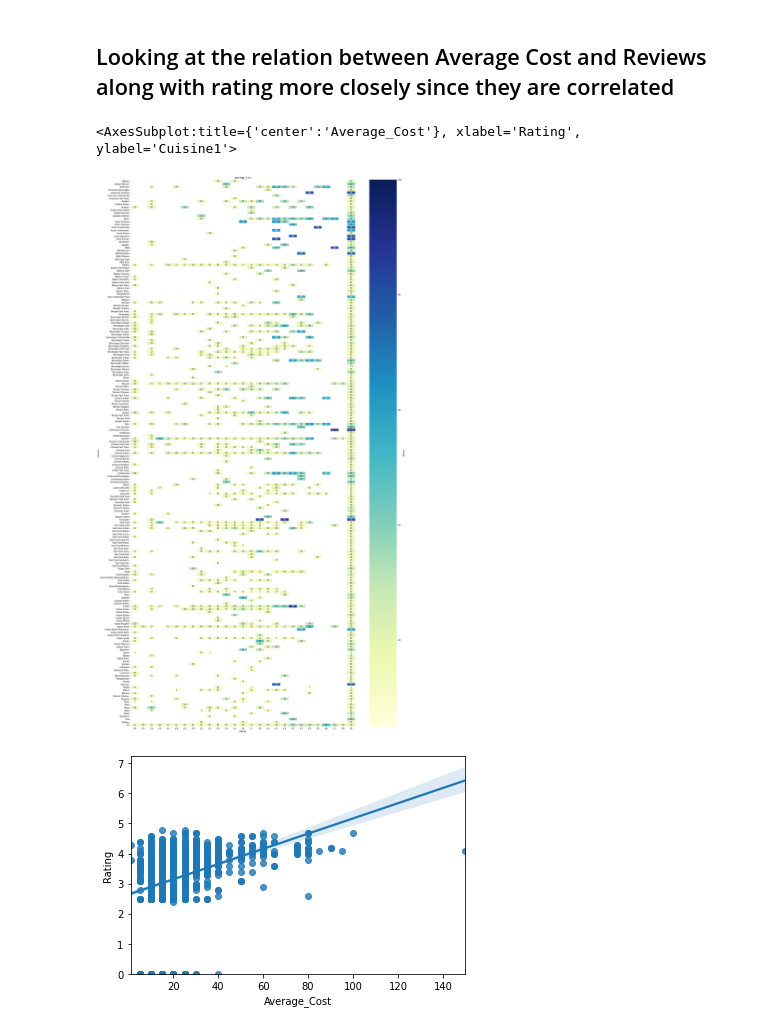
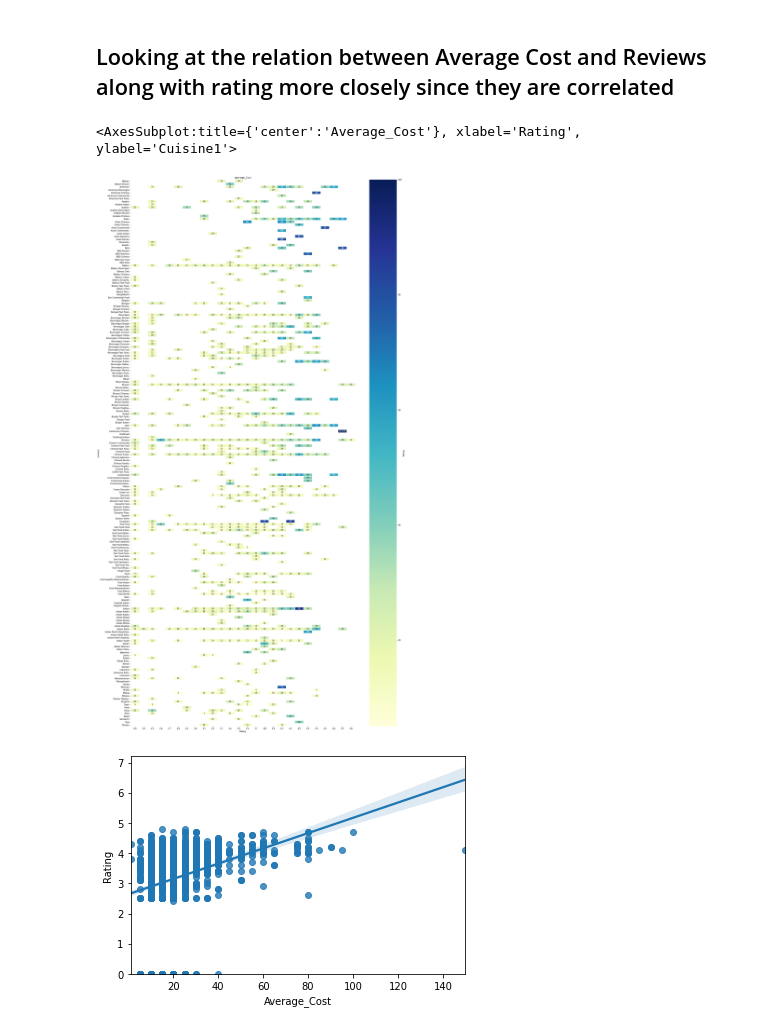
Before and after one commit to nityaranjan22/Xtern_Submission_DS, a Jupyter notebook: Xtern_data_science.ipynb, the cells around one changed output. Saved outputs shown, nothing was run; the diff lists cells and outputs as text; code cells hidden in the pictures.

```diff
--- a/Xtern_data_science.ipynb
+++ b/Xtern_data_science.ipynb
@@ -110,12 +110,12 @@ plt.show()
 # %%
 f, ax = plt.subplots(figsize = (25,50))
 ax.set_title('{}'.format('Average_Cost'))
 sns.heatmap(df.pivot_table('Average_Cost', index='Cuisine1',
-                columns = ['Rating'], aggfunc = 'median', margins = True),
+                columns = ['Rating'], aggfunc = 'median', margins = False),
                 annot = True, cmap = "YlGnBu", linewidths = 1, ax = ax, cbar_kws = {'label': 'Rating'})
 # %% [output]
 <AxesSubplot:title={'center':'Average_Cost'}, xlabel='Rating', ylabel='Cuisine1'>
-[figure, old version]
+[figure, new version]
 # %%
 sns.regplot(x = 'Average_Cost', y = 'Rating', data = df)
 plt.ylim(0,)
```
Also changed, not shown: parts of 9 cells of this notebook.
